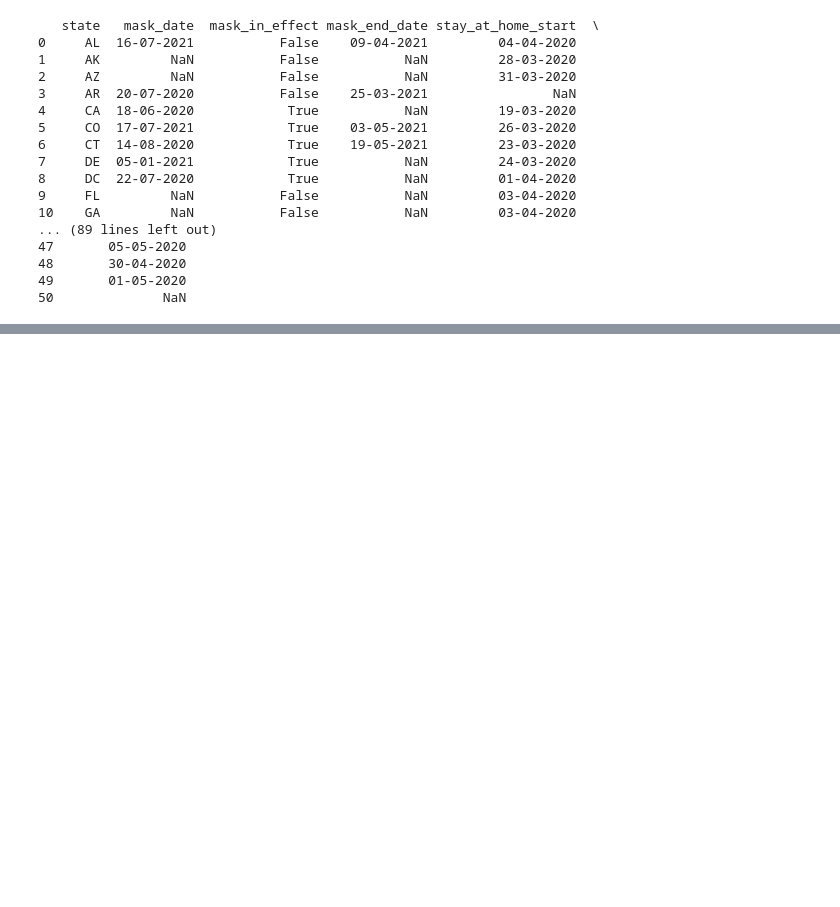
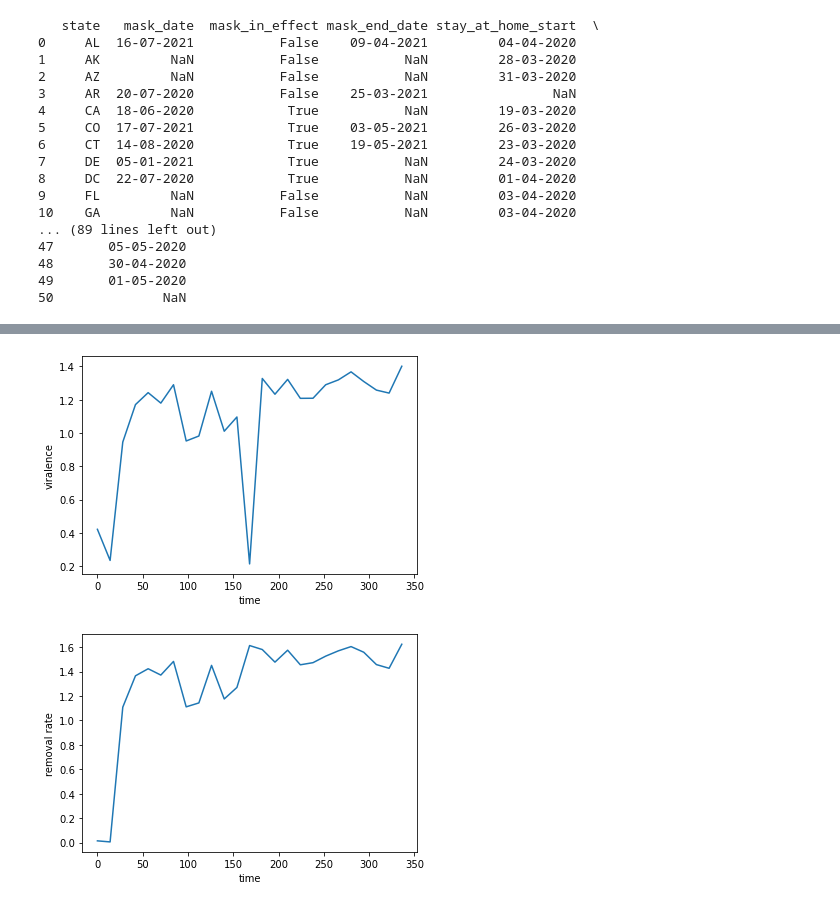
Before and after one commit to JeromeTroy/gsg_project_5, a Jupyter notebook: Presentation Demonstration.ipynb, the cells around one changed output, grey strips where cells are left out. Cells and saved outputs as stored; diff of their text form; code cells hidden in the pictures; blank space fills up the shorter version.

```diff
--- a/Presentation Demonstration.ipynb
+++ b/Presentation Demonstration.ipynb
@@ -120,0 +144,13 @@ print(sir_fitting)
+# %%
+plt.plot(times[::window][:-1], sir_fitting[:, 0])
+plt.xlabel("time")
+plt.ylabel("viralence")
+plt.show()
+
+plt.plot(times[::window][:-1], sir_fitting[:, 1])
+plt.xlabel("time")
+plt.ylabel("removal rate")
+plt.show()
+# %% [output]
+[figure, added]
+[figure, added]
```
Also changed, not shown: parts of 5 cells of this notebook, 1 other file.
